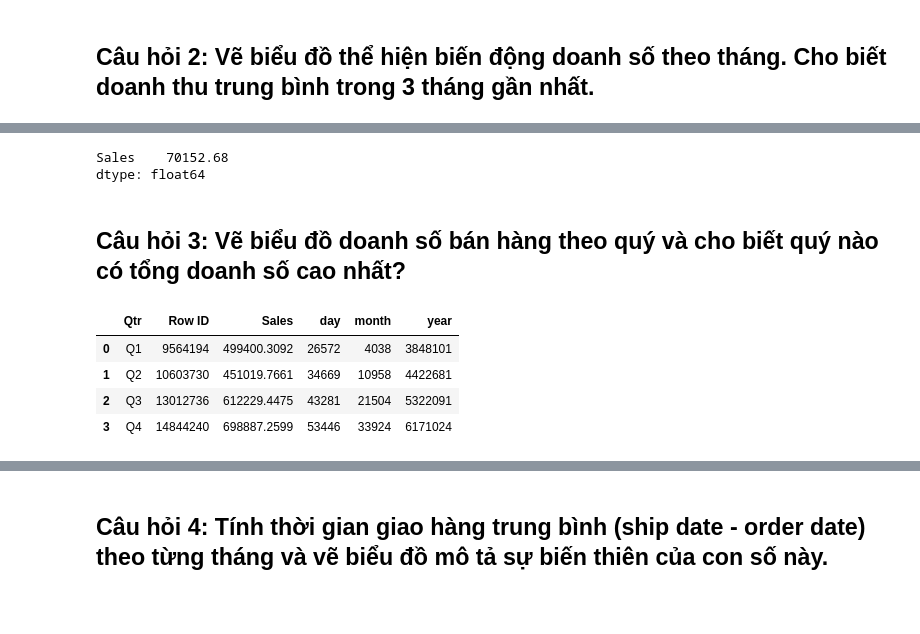
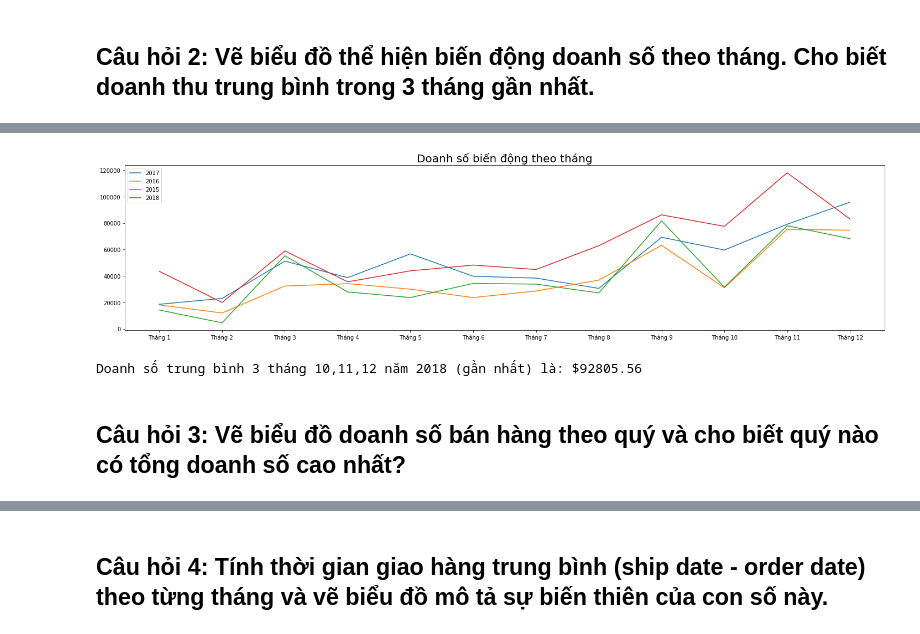
Before and after one commit to ngotancuong/mse.python, a Jupyter notebook: Baitap04.ipynb, the cells around one changed output, grey strips where cells are left out. Cells and saved outputs as stored; diff of their text form; code cells hidden in the pictures; blank space fills up the shorter version.

```diff
--- a/Baitap04.ipynb
+++ b/Baitap04.ipynb
@@ -133,24 +123,27 @@ Text(0, 0.5, 'Doanh số')
+# %%
+# Biểu đồ thể hiện biến động doanh số theo tháng
+yearly_sales_to_plot=sell_prices_df.copy()
+yearly_sales_to_plot['day'] = pd.to_datetime(sell_prices_df['Order Date']).dt.day
+yearly_sales_to_plot['month'] = pd.to_datetime(sell_prices_df['Order Date']).dt.month
+yearly_sales_to_plot['year'] = pd.to_datetime(sell_prices_df['Order Date']).dt.year
+plt.figure(figsize=(20, 5))
+plt.title('Doanh số biến động theo tháng', fontsize=20)
+plt.xticks(range(1,13),['Tháng 1', 'Tháng 2', 'Tháng 3', 'Tháng 4', 'Tháng 5', 'Tháng 6', 'Tháng 7', 'Tháng 8', 'Tháng 9', 'Tháng 10', 'Tháng 11', 'Tháng 12'])
+for year in yearly_sales_to_plot['year'].unique():
+  monthly_sales_to_plot = yearly_sales_to_plot[(yearly_sales_to_plot['year']==year)]
+  monthly_sales_to_plot = monthly_sales_to_plot.groupby('month')['Sales'].sum()
+  plt.plot(monthly_sales_to_plot, label=str(year))
+  plt.legend(loc='upper left')
+plt.show()
+# %% [output]
+[figure, added]
 # %%
-# Lấy ra doanh số 3 tháng cuối năm 2018
+# Lấy ra doanh số 3 tháng cuối năm 2018 (gần nhất)
 total_sell_prices_3months_df=sell_prices_df[sell_prices_df['year']==2018].loc[:,['month','Sales']].groupby(['month']).sum().sort_values("month",ascending=False).head(3)
-# Doanh số trung bình 3 tháng 10,11,12 năm 2018
-total_sell_prices_3months_df.mean(axis=0).round(2)
+# Doanh số trung bình 3 tháng 10,11,12 năm 2018 (gần nhất)
+total_sell_prices_3months_df.reset_index()
+print("Doanh số trung bình 3 tháng 10,11,12 năm 2018 (gần nhất) là: $" + str(total_sell_prices_3months_df['Sales'].mean(axis=0).round(2)))
 # %% [output]
-Sales    70152.68
-dtype: float64
+Doanh số trung bình 3 tháng 10,11,12 năm 2018 (gần nhất) là: $92805.56
 # %% [markdown]
 ## Câu hỏi 3: Vẽ biểu đồ doanh số bán hàng theo quý và cho biết quý nào có tổng doanh số cao nhất?
-# %%
-d = {1:'Q1', 2:'Q1',3:'Q1',
-     4:'Q2',5:'Q2',6:'Q2',
-     7:'Q3',8:'Q3',9:'Q3',
-     10:'Q4',11:'Q4',12:'Q4'}
-
-sell_prices_quater_df = sell_prices_df.groupby(sell_prices_df['month'].map(d).rename('Qtr')).sum().reset_index()
-sell_prices_quater_df
-# %% [output]
-|  | Qtr | Row ID | Sales | day | month | year |
-| 0 | Q1 | 9564194 | 499400.3092 | 26572 | 4038 | 3848101 |
-| 1 | Q2 | 10603730 | 451019.7661 | 34669 | 10958 | 4422681 |
-| 2 | Q3 | 13012736 | 612229.4475 | 43281 | 21504 | 5322091 |
-| 3 | Q4 | 14844240 | 698887.2599 | 53446 | 33924 | 6171024 |
```
Also changed, not shown: parts of 12 cells of this notebook.
